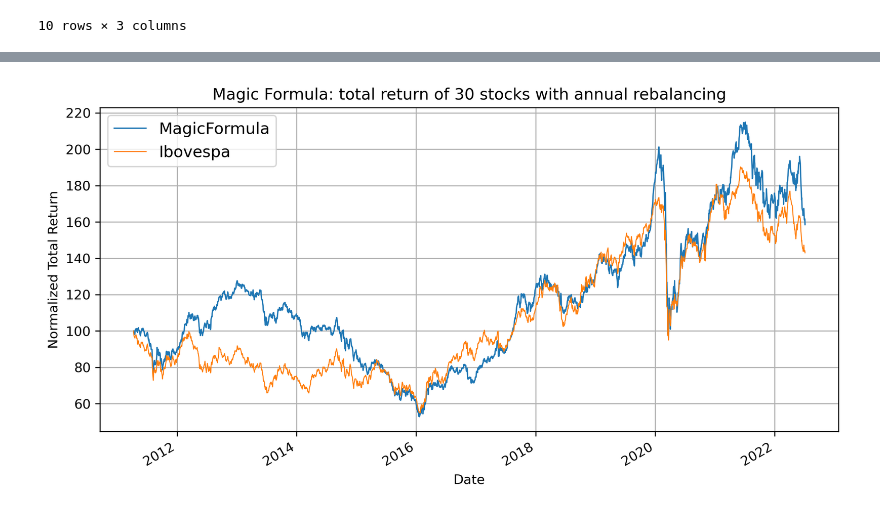
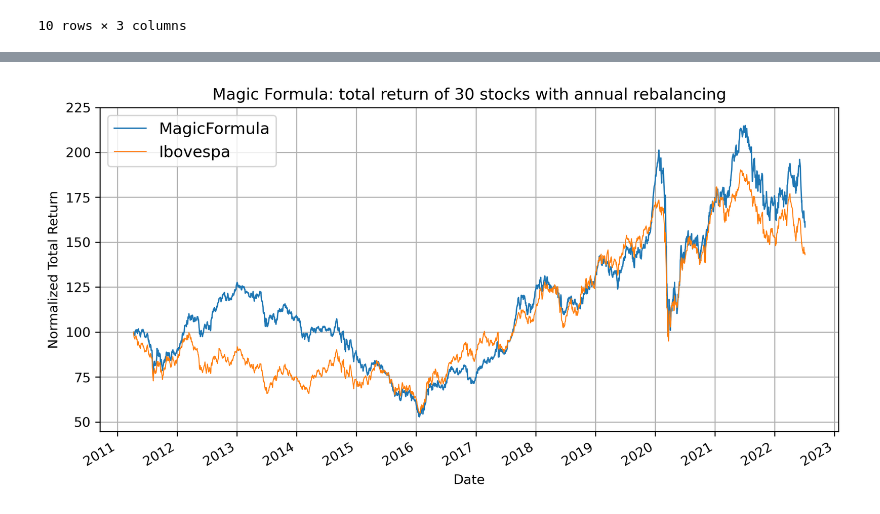
Before and after one commit to AlgebraQuant/MagicFormula, a Jupyter notebook: src/data/6_portfolio_returns.ipynb, the cells around one changed output, grey strips where cells are left out. Drawn from its saved outputs; the diff is of its cells as text; code cells hidden in the pictures.

Commit message:
plot update

```diff
--- a/src/data/6_portfolio_returns.ipynb
+++ b/src/data/6_portfolio_returns.ipynb
@@ -221,13 +222,18 @@ df_portfolio[['MagicFormula', 'Ibovespa']].plot()
 # %%
 # Adjusted plot
 df_portfolio['MagicFormula'].plot(linestyle='-', linewidth = 1, label='MagicFormula')
 df_portfolio['Ibovespa'].plot(linestyle='-', linewidth = .75, label='Ibovespa')
 plt.title('Magic Formula: total return of 30 stocks with annual rebalancing')
 plt.ylabel('Normalized Total Return')
+plt.yticks(np.arange(50, 250, step=25))
 plt.xlabel('Date')
 # plt.yscale('log')
 plt.legend(loc='upper left', fontsize=12)
 plt.grid(True)
+locator = mdate.YearLocator()
+plt.gca().xaxis.set_major_locator(locator)
+
+plt.gcf().autofmt_xdate()
 plt.savefig('../../reports/images/magic_ibov.jpg', dpi=300, transparent=False)
 # %% [output]
-[figure, old version]
+[figure, new version]
```
Also changed, not shown: parts of 2 cells of this notebook, 1 other file.
